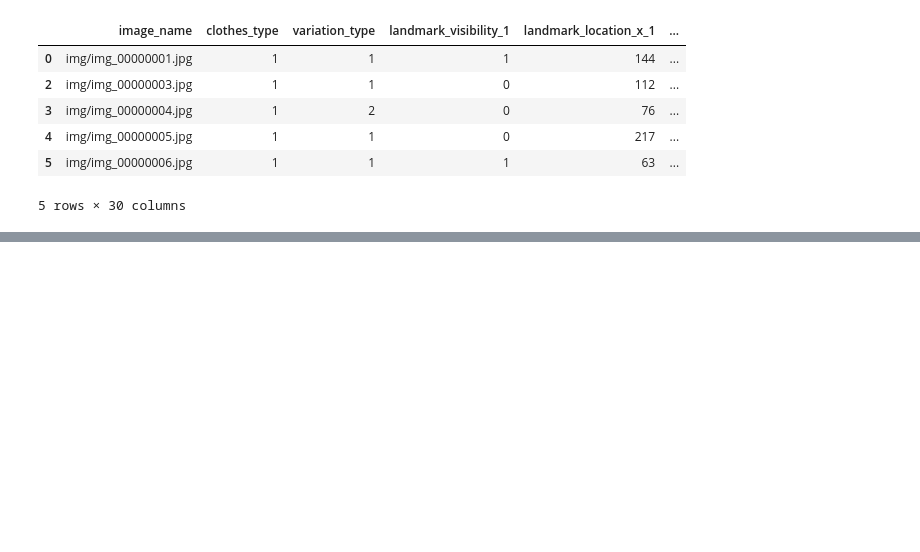
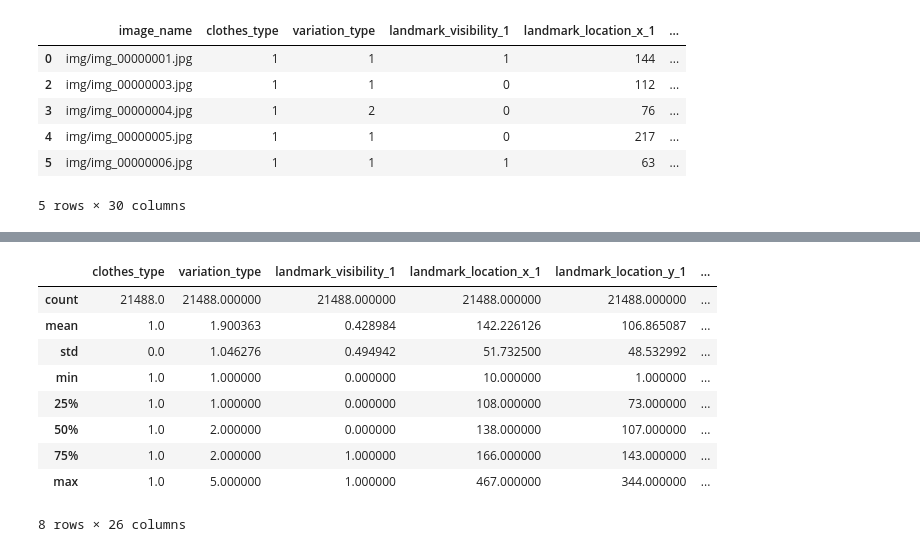
Before and after one commit to rizq97/regNet, a Jupyter notebook: BuildOwnFile.ipynb, the cells around one changed output, grey strips where cells are left out. Drawn from its saved outputs; the diff is of its cells as text; code cells hidden in the pictures; blank space fills up the shorter version.

```diff
--- a/BuildOwnFile.ipynb
+++ b/BuildOwnFile.ipynb
@@ -196,0 +211,13 @@ train_generator = train_datagen.flow_from_dataframe(
+# %%
+trainData.describe()
+# %% [output]
+|  | clothes_type | variation_type | landmark_visibility_1 | landmark_location_x_1 | landmark_location_y_1 | ... |
+| count | 21488.0 | 21488.000000 | 21488.000000 | 21488.000000 | 21488.000000 | ... |
+| mean | 1.0 | 1.900363 | 0.428984 | 142.226126 | 106.865087 | ... |
+| std | 0.0 | 1.046276 | 0.494942 | 51.732500 | 48.532992 | ... |
+| min | 1.0 | 1.000000 | 0.000000 | 10.000000 | 1.000000 | ... |
+| 25% | 1.0 | 1.000000 | 0.000000 | 108.000000 | 73.000000 | ... |
+| 50% | 1.0 | 2.000000 | 0.000000 | 138.000000 | 107.000000 | ... |
+| 75% | 1.0 | 2.000000 | 1.000000 | 166.000000 | 143.000000 | ... |
+| max | 1.0 | 5.000000 | 1.000000 | 467.000000 | 344.000000 | ... |
+8 rows × 26 columns
```
Also changed, not shown: parts of 20 cells of this notebook.
